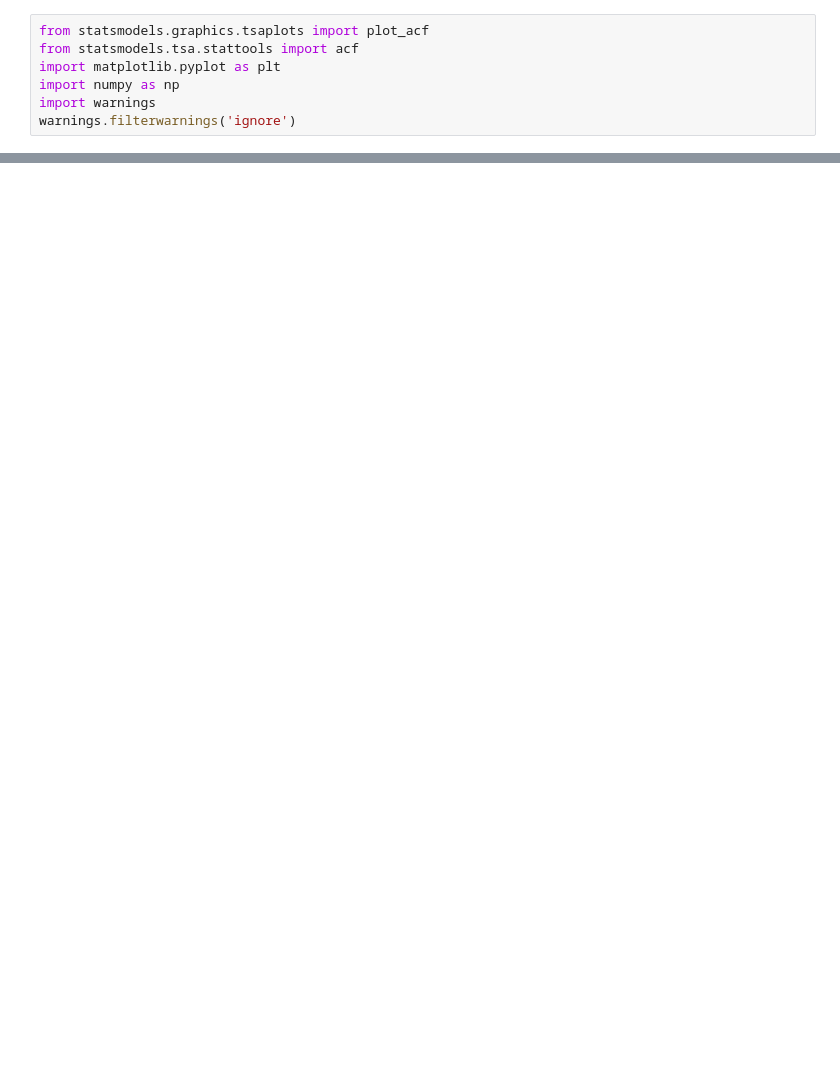
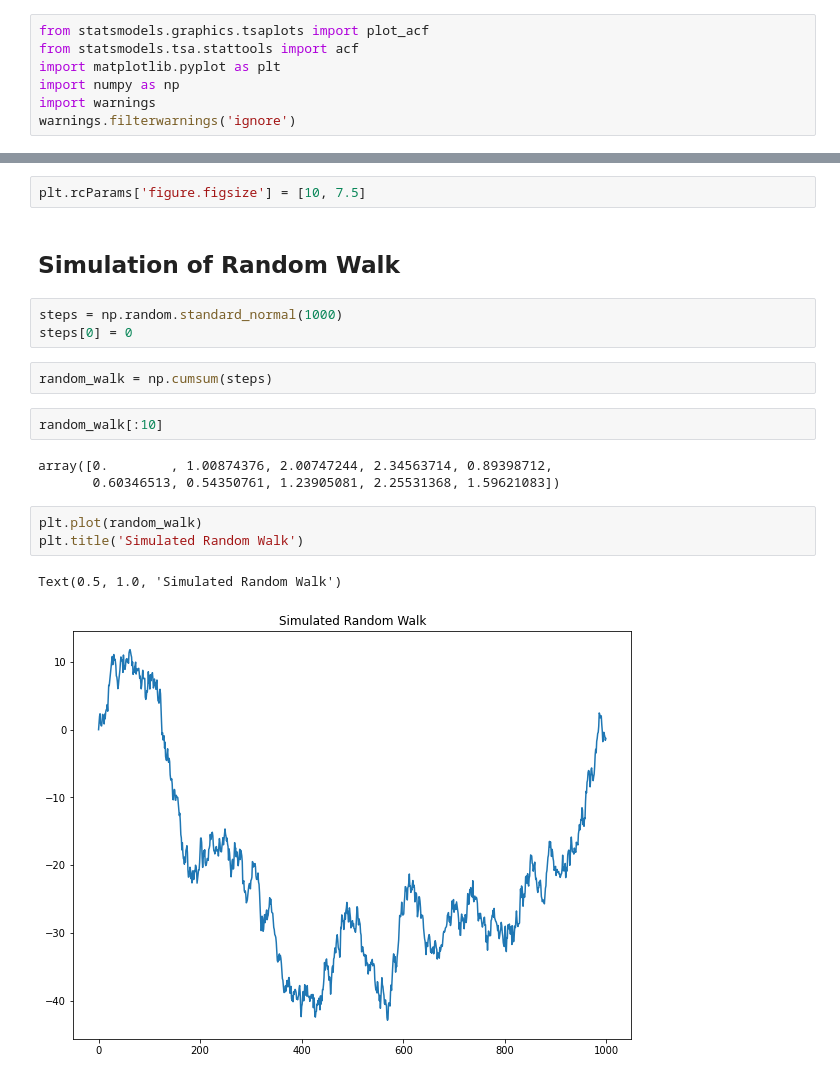
Before and after one commit to thiago2608santana/Analise_Series_Temporais, a Jupyter notebook: Statistical_Learning_Basic_Models.ipynb, the cells around one changed output, grey strips where cells are left out. Drawn from its saved outputs; the diff is of its cells as text; blank space fills up the shorter version.

```diff
--- a/Statistical_Learning_Basic_Models.ipynb
+++ b/Statistical_Learning_Basic_Models.ipynb
@@ -9,0 +12,20 @@ warnings.filterwarnings('ignore')
+# %%
+plt.rcParams['figure.figsize'] = [10, 7.5]
+# %% [markdown]
+## Simulation of Random Walk
+# %%
+steps = np.random.standard_normal(1000)
+steps[0] = 0
+# %%
+random_walk = np.cumsum(steps)
+# %%
+random_walk[:10]
+# %% [output]
+array([0.        , 1.00874376, 2.00747244, 2.34563714, 0.89398712,
+       0.60346513, 0.54350761, 1.23905081, 2.25531368, 1.59621083])
+# %%
+plt.plot(random_walk)
+plt.title('Simulated Random Walk')
+# %% [output]
+Text(0.5, 1.0, 'Simulated Random Walk')
+[figure, added]
```
Also changed, not shown: parts of 6 cells of this notebook.
